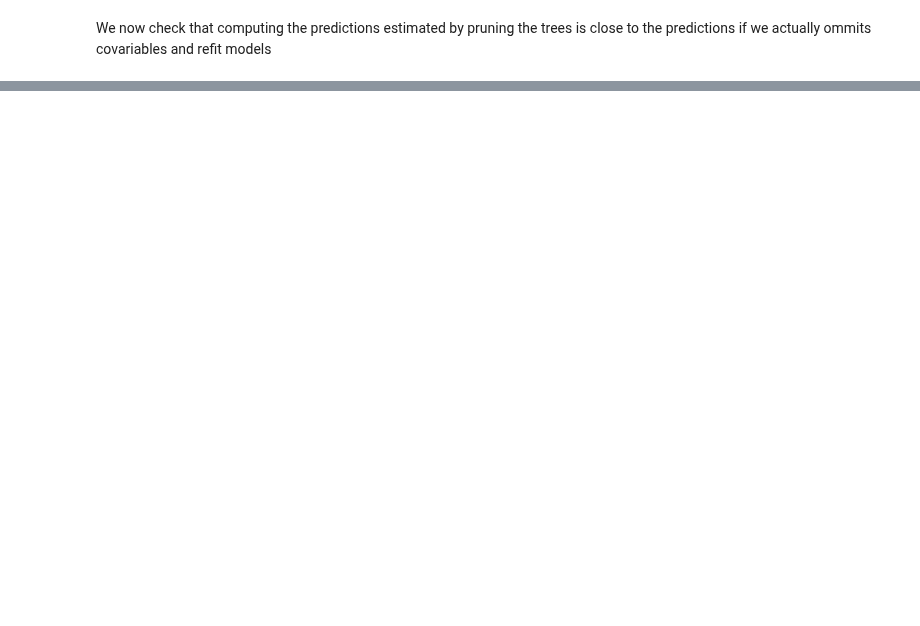
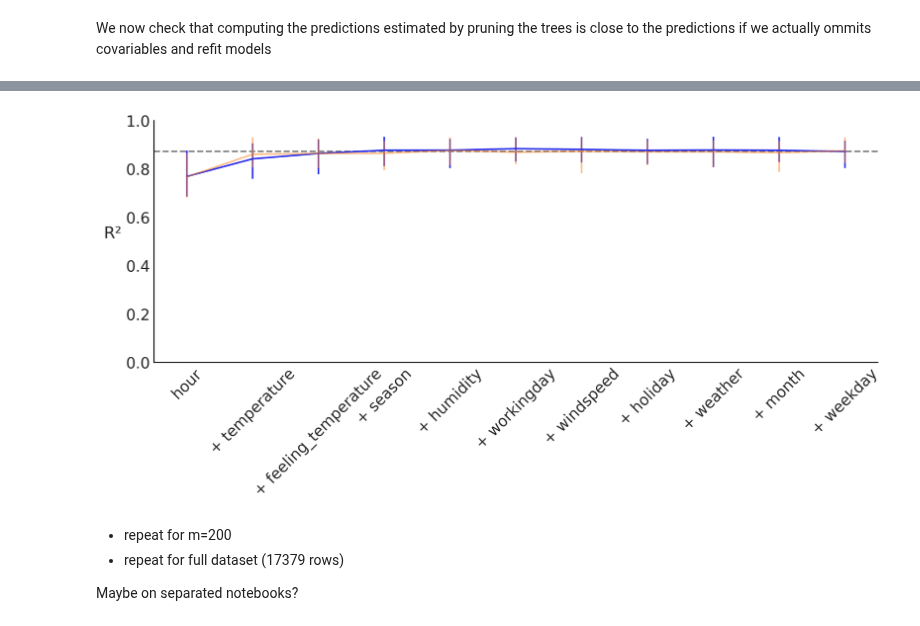
Before and after one commit to Grupo-de-modelado-probabilista/BART, a Jupyter notebook: variable_selection/Bikes.ipynb, the cells around one changed output, grey strips where cells are left out. Cells and saved outputs as stored; diff of their text form; code cells hidden in the pictures; blank space fills up the shorter version.

Commit message:
Vi blueprint (#65)
* update datasets, add auxiliary function

* fig indices

* remove old files run linters

* run linters

```diff
--- a/variable_selection/Bikes.ipynb
+++ b/variable_selection/Bikes.ipynb
@@ -177,21 +134,0 @@ The rhat statistic is larger than 1.01 for some parameters. This indicates probl
-# %%
-predicted_all = pmb.utils._sample_posterior(
-    trees_m200[-1].owner.op.all_trees, X=X.values, rng=rng, size=samples
-)
-ev_mean = np.zeros(len(ordered_var_names))
-ev_hdi = np.zeros((len(ordered_var_names), 2))
-
-for idx, tree in enumerate(trees_m200):
-    predicted_subset = pmb.utils._sample_posterior(
-        tree.owner.op.all_trees,
-        X=X[ordered_var_names[: idx + 1]].values,
-        rng=rng,
-        size=samples,
-    )
-    pearson = np.zeros(samples)
-    for j in range(samples):
-        pearson[j] = (
-            pearsonr(predicted_all[j].flatten(), predicted_subset[j].flatten())[0]
-        ) ** 2
-    ev_mean[idx] = np.mean(pearson)
-    ev_hdi[idx] = az.hdi(pearson)
@@ -235,0 +137,15 @@ plt.errorbar(
+# %%
+idatas = []
+bart_rvs = []
+
+for idx in range(X.shape[1]):
+    with pm.Model() as model:
+        α = pm.Exponential("α", 0.1)
+        μ_ = pmb.BART("μ_", X.iloc[:, indices_bw[: idx + 1]], np.log(Y), m=50)
+        μ = pm.Deterministic("μ", np.exp(μ_))
+        y = pm.NegativeBinomial("y", mu=μ, alpha=α, observed=Y)
+        idata = pm.sample(
+            chains=4, random_seed=RANDOM_SEED, compute_convergence_checks=False
+        )
+        idatas.append(idata)
+        bart_rvs.append(μ_)
@@ -235,0 +189,10 @@ plt.errorbar(
+# %%
+vi_evi(bart_rvs, idatas, X, indices_bw, "backward", 100, RANDOM_SEED, figsize=(10, 5))
+plt.savefig("bikes_m50_bw_small.png")
+# %% [output]
+[figure, added]
+# %% [markdown]
+* repeat for m=200
+* repeat for full dataset (17379 rows)
+
+Maybe on separated notebooks?
```
Also changed, not shown: parts of 19 cells of this notebook, 6 other files.
